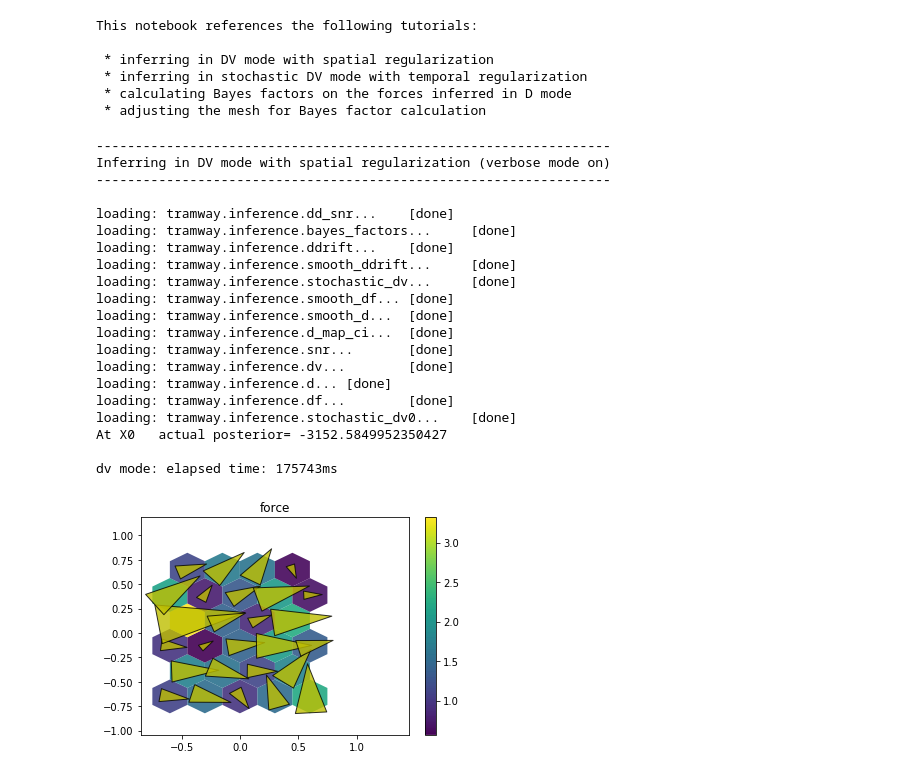
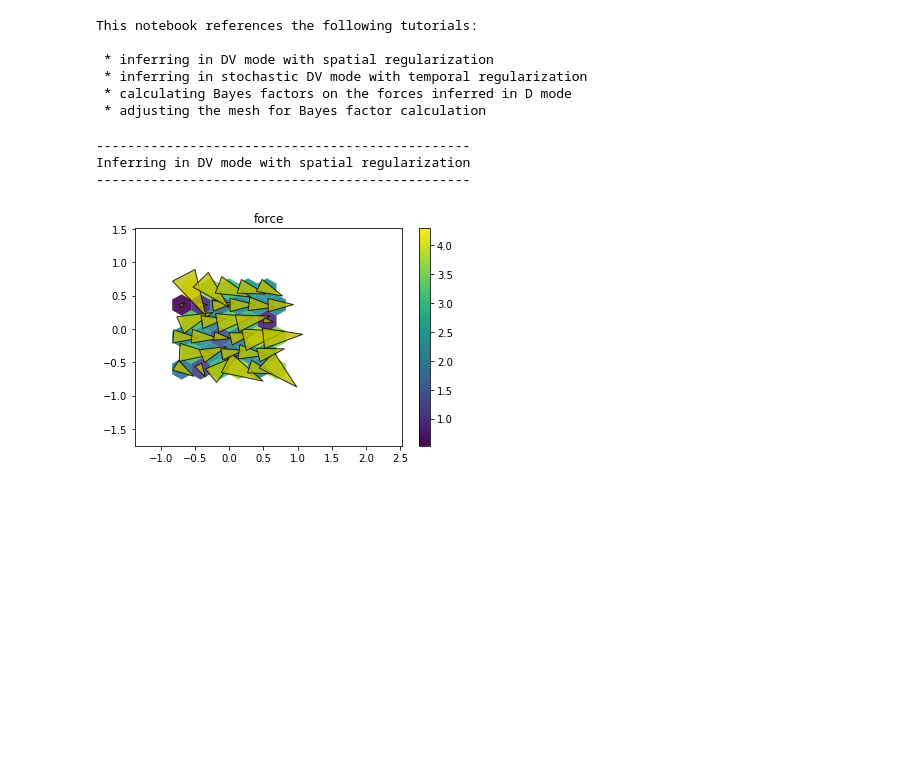
Before and after one commit to DecBayComp/TRamWAy, a Jupyter notebook: notebooks/basic/inference.ipynb, the cells around one changed output. Saved outputs shown, nothing was run; the diff lists cells and outputs as text; code cells hidden in the pictures; blank space fills up the shorter version.

```diff
--- a/notebooks/basic/inference.ipynb
+++ b/notebooks/basic/inference.ipynb
@@ -14,55 +14,38 @@ This notebook references the following tutorials:
  * calculating Bayes factors on the forces inferred in D mode
  * adjusting the mesh for Bayes factor calculation
 # %%
-print('------------------------------------------------------------------')
-print('Inferring in DV mode with spatial regularization (verbose mode on)')
-print('------------------------------------------------------------------')
+print('------------------------------------------------')
+print('Inferring in DV mode with spatial regularization')
+print('------------------------------------------------')
 print()
 
 ## key parameters
 # smoothing parameters
 diffusivity_smoothing = potential_smoothing = 1.
 # localization error in um
 localization_error = 0.01
 
 ## import
 %matplotlib inline
 from tramway.helper.inference import *
 from tutorial import load_default_partition
 
 ## load the partition
 cells = load_default_partition()
 
 ## infer
 maps = infer(cells, 'DV',
         diffusivity_prior=diffusivity_smoothing, potential_prior=potential_smoothing,
-        sigma=localization_error, verbose=True)
+        sigma=localization_error)
 
 ## plot the force
 map_plot(maps, cells=cells, title='force', variable='force')
 # other variables are 'diffusivity' and 'potential'
 # %% [output]
-------------------------------------------------------------------
-Inferring in DV mode with spatial regularization (verbose mode on)
-------------------------------------------------------------------
-
-loading: tramway.inference.dd_snr...    [done]
-loading: tramway.inference.bayes_factors...     [done]
-loading: tramway.inference.ddrift...    [done]
-loading: tramway.inference.smooth_ddrift...     [done]
-loading: tramway.inference.stochastic_dv...     [done]
-loading: tramway.inference.smooth_df... [done]
-loading: tramway.inference.smooth_d...  [done]
-loading: tramway.inference.d_map_ci...  [done]
-loading: tramway.inference.snr...       [done]
-loading: tramway.inference.dv...        [done]
-loading: tramway.inference.d... [done]
-loading: tramway.inference.df...        [done]
-loading: tramway.inference.stochastic_dv0...    [done]
-At X0   actual posterior= -3152.5849952350427
-
-dv mode: elapsed time: 175743ms
+------------------------------------------------
+Inferring in DV mode with spatial regularization
+------------------------------------------------
-[figure, old version]
+[figure, new version]
 # %%
 print('------------------------------------------------------------')
 print('Inferring in stochastic DV mode with temporal regularization')
```
Also changed, not shown: parts of 4 cells of this notebook, 2 other files.
